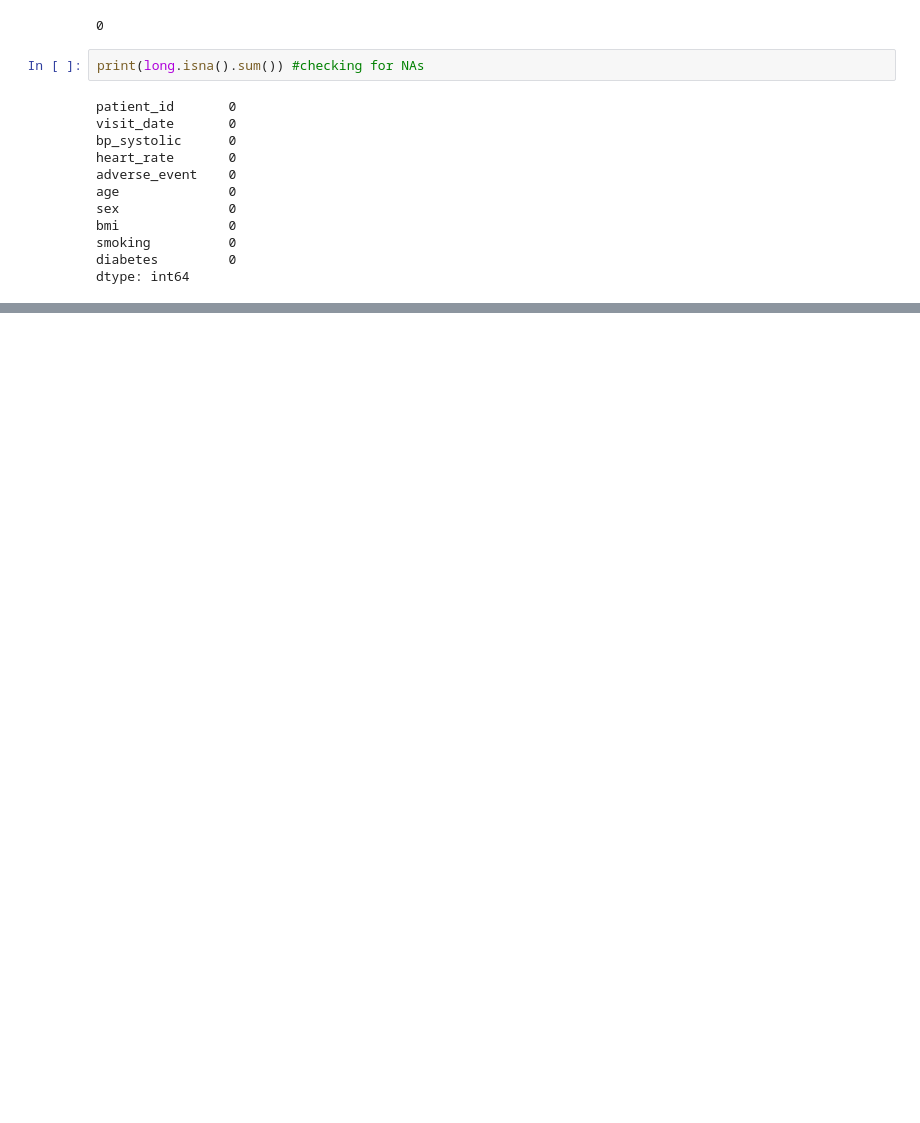
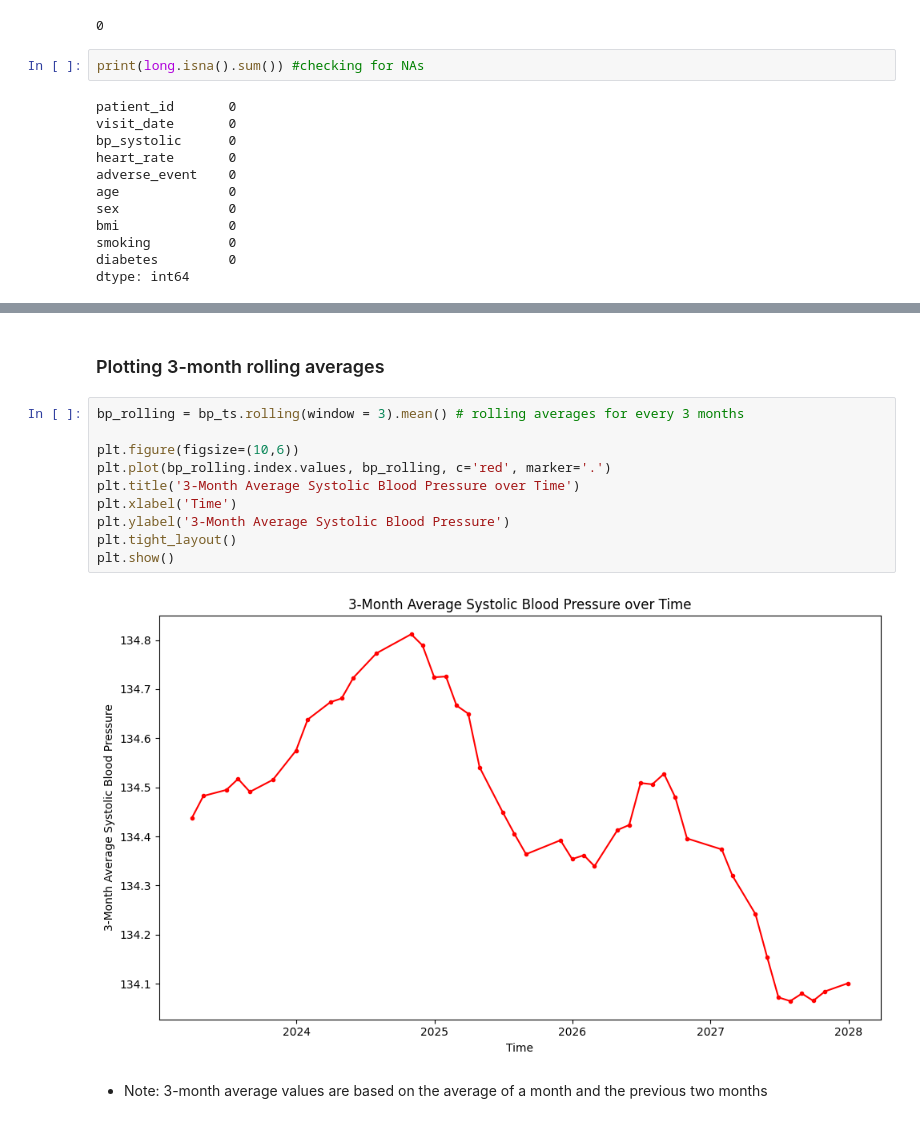
Before and after one commit to UCSF-DataSci/08-time-stats-and-ml-hcheng25, a Jupyter notebook: modeling.ipynb, the cells around one changed output, grey strips where cells are left out. Saved outputs shown, nothing was run; the diff lists cells and outputs as text; blank space fills up the shorter version.

```diff
--- a/modeling.ipynb
+++ b/modeling.ipynb
@@ -58,0 +68,16 @@ visit_date
+# %% [markdown]
+### Plotting 3-month rolling averages
+# %%
+bp_rolling = bp_ts.rolling(window = 3).mean() # rolling averages for every 3 months
+
+plt.figure(figsize=(10,6))
+plt.plot(bp_rolling.index.values, bp_rolling, c='red', marker='.')
+plt.title('3-Month Average Systolic Blood Pressure over Time')
+plt.xlabel('Time')
+plt.ylabel('3-Month Average Systolic Blood Pressure')
+plt.tight_layout()
+plt.show()
+# %% [output]
+[figure, added]
+# %% [markdown]
+- Note: 3-month average values are based on the average of a month and the previous two months
```
Also changed, not shown: parts of 17 cells of this notebook, 3 other files.
